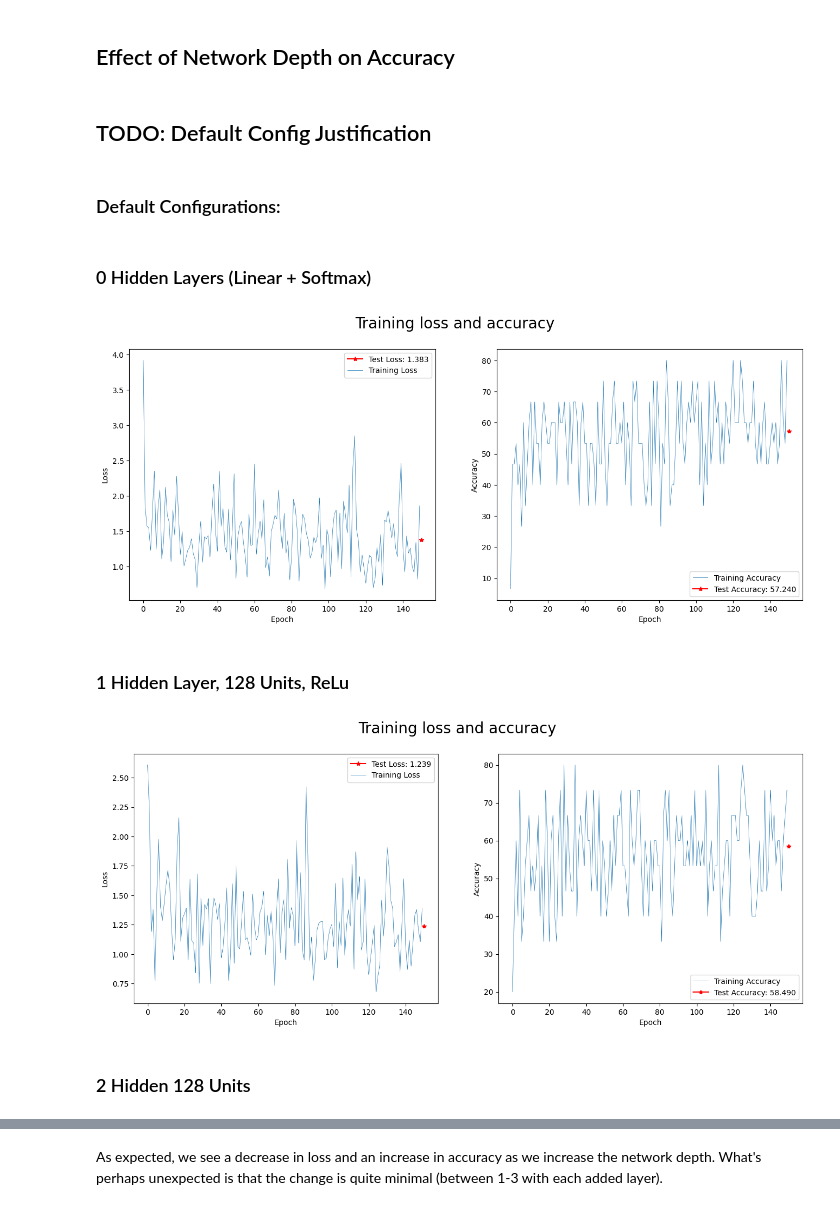
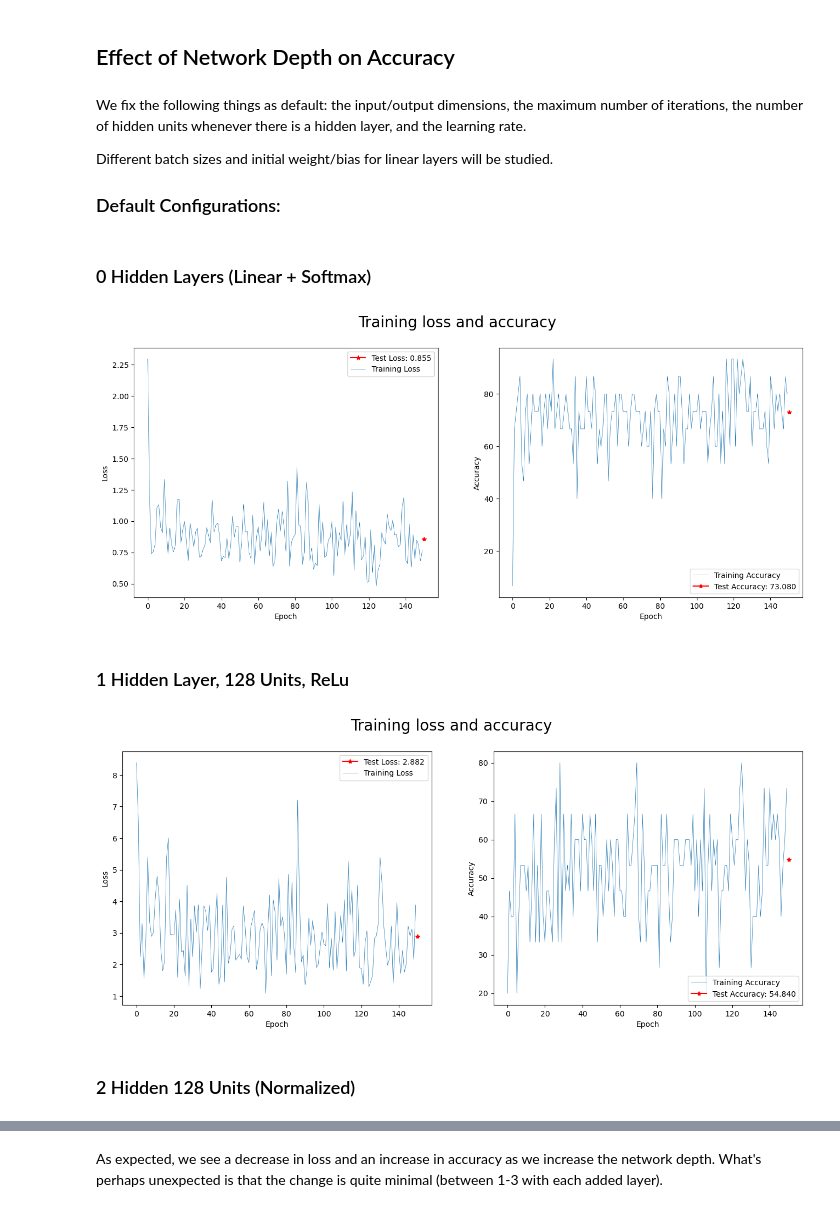
Before and after one commit to PONY1ST-past-semesters/MLP, a Jupyter notebook: ConvNet.ipynb, the cells around one changed output, grey strips where cells are left out. Cells and saved outputs as stored; diff of their text form; code cells hidden in the pictures.

Commit message:
Added variances as paramters

```diff
--- a/ConvNet.ipynb
+++ b/ConvNet.ipynb
@@ -202,17 +204,17 @@ We define the layers that implement this class, which are Linear, ReLu and Softm
 ## TODO: Gradient Checks
 # %%
 class LinearLayer(NeuralNetLayer):
-    def __init__(self, input_size, output_size):
+    def __init__(self, input_size, output_size, weights_varaince, bias_variance):
         super().__init__()
         self.input_size = input_size
         self.output_size = output_size
 
         np.random.seed(42)
-        self.weights = np.random.randn(output_size, input_size) * 0.1
+        self.weights = np.random.randn(output_size, input_size) * weights_varaince
         # randn samples from N(0,1), we want a lower variance to avoid underflow in softmax
 
         np.random.seed(42) # the seed is consumed each time
-        self.bias = np.random.randn(output_size) * 0.1
+        self.bias = np.random.randn(output_size) * bias_variance
 
         self.parameters = [self.weights, self.bias]
         self.cur_input = None
@@ -248,6 +250,9 @@ class SoftMaxLayer(NeuralNetLayer):
         copy = copy - maximum # avoid overflow, result will be the same as -max()'s cancel out
         exps = np.exp(copy)
 
+        exps[exps < 10**(-100)] = 10**(-100)
+        exps[exps > 10**(100)] = 10**(100)
+
         probs = exps / np.sum(exps, axis=-1)[:, None]
         self.cur_probs = probs
         return probs
@@ -396,14 +401,15 @@ def plot(self):
 MLP.plot = plot
 # %% [markdown]
 ## Effect of Network Depth on Accuracy
-# %% [markdown]
-## TODO: Default Config Justification
 # %% [markdown]
+We fix the following things as default: the input/output dimensions, the maximum number of iterations, the number of hidden units whenever there is a hidden layer, and the learning rate.
+
+Different batch sizes and initial weight/bias for linear layers will be studied.
+
 ### Default Configurations:
 # %%
-HIDDEN_UNITS = 128
-GRADIENT_STEPS = 1500
-batch_size = 15
+hidden_units = 128
+gradient_steps = 1500
 learning_rate = 5e-2
 
 D = X_train.shape[1]
@@ -411,36 +417,44 @@ C = np.max(Y_train) + 1
 # %% [markdown]
 ### 0 Hidden Layers (Linear + Softmax)
 # %%
+batch_size = 15
+weights_varaince, bias_variance = 0.01,0.01
+#np.random.seed(42)
+
 no_hidden = MLP(
-    LinearLayer(D, C),
+    LinearLayer(D, C, weights_varaince, bias_variance),
     SoftMaxLayer(),
+)
 
-)
-no_hidden.fit(data_x = X_train, data_y = Y_train, steps = GRADIENT_STEPS,
+no_hidden.fit(data_x = X_train, data_y = Y_train, steps = gradient_steps,
          batch_size = batch_size, learning_rate = learning_rate)
 
 no_hidden.predict(data_x = X_test, data_y = Y_test)
 no_hidden.plot()
 # %% [output]
-[figure, old version]
+[figure, new version]
 # %% [markdown]
 ### 1 Hidden Layer, 128 Units, ReLu
 # %%
+batch_size = 15
+weights_varaince, bias_variance = 0.2,0.2
+#np.random.seed(42)
+
 one_hidden = MLP(
-    LinearLayer(D, HIDDEN_UNITS),
+    LinearLayer(D, hidden_units, weights_varaince, bias_variance),
     ReLuLayer(),
 
-    LinearLayer(HIDDEN_UNITS, C),
+    LinearLayer(hidden_units, C, weights_varaince, bias_variance),
     SoftMaxLayer(),
 
 )
-one_hidden.fit(data_x = X_train, data_y = Y_train, steps = GRADIENT_STEPS,
+one_hidden.fit(data_x = X_train, data_y = Y_train, steps = gradient_steps,
          batch_size = batch_size, learning_rate = learning_rate)
 
 one_hidden.predict(data_x = X_test, data_y = Y_test)
 one_hidden.plot()
 # %% [output]
-[figure, old version]
+[figure, new version]
 # %% [markdown]
-### 2 Hidden 128 Units
+### 2 Hidden 128 Units (Normalized)
 # %%
```
Also changed, not shown: parts of 10 cells of this notebook.
